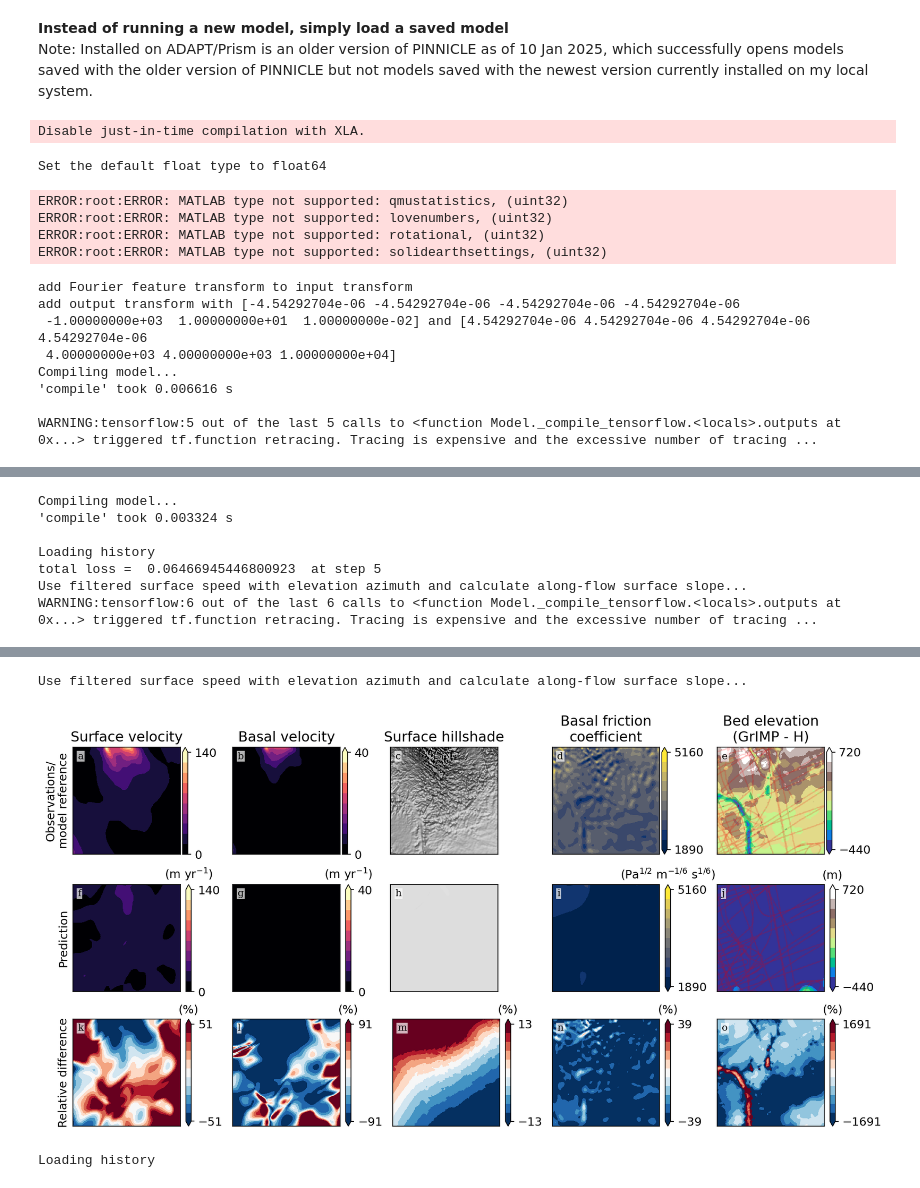
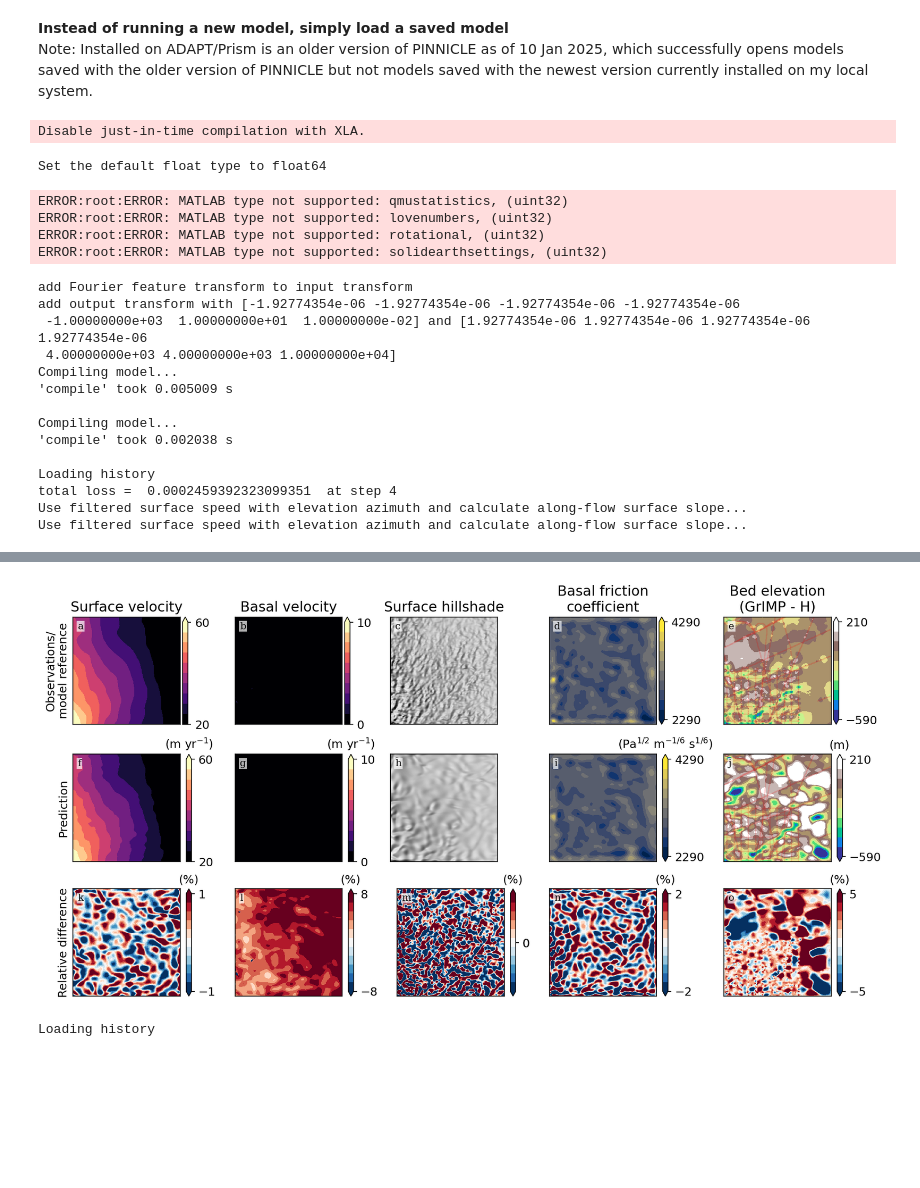
Before and after one commit to AllisonCh/GreenlandScape_PINNICLE, a Jupyter notebook: Ryder_test_MOLHO-Prism.ipynb, the cells around one changed output, grey strips where cells are left out. Saved outputs shown, nothing was run; the diff lists cells and outputs as text; code cells hidden in the pictures; blank space fills up the shorter version.

```diff
--- a/Ryder_test_MOLHO-Prism.ipynb
+++ b/Ryder_test_MOLHO-Prism.ipynb
@@ -420,7 +420,7 @@ dde.config.disable_xla_jit()
 dde.config.set_random_seed(1234)
 
 ## Load settings from previous experiment
-model_path = "./PINNs/Ryder_issm2024-Dec-19_3_pinn25-Feb-13_18G"
+model_path = "./PINNs/UpperJakobshavn_issm2025-Jan-17_1_pinn25-Feb-18_1G"
 experiment = pinn.PINN(loadFrom=model_path)
 
 # If you're going to save this in a new place:
@@ -594,7 +594,9 @@ perc_diff["vel"]= ((pred_data["vel"] - ref_data_plot["vel"])/ref_data_plot["vel"
 perc_diff["vel_base"]= ((pred_data["vel_base"] - ref_data_plot["vel_base"])/ref_data_plot["vel_base"])*100
 perc_diff["s"]= ((pred_data["s"] - ref_data["s"])/ref_data["s"])*100
 perc_diff["C"]= ((pred_data["C"] - ref_data_plot["C"])/ref_data_plot["C"])*100
-perc_diff["bed_elev"]= ((pred_data["bed_elev"] - ref_data_plot["bed_elev"])/ref_data_plot["bed_elev"])*100
+# perc_diff["bed_elev"]= ((pred_data["bed_elev"] - ref_data_plot["bed_elev"])/ref_data_plot["bed_elev"])*100*np.sign(ref_data_plot['bed_elev'])
+perc_diff["bed_elev"] = ((pred_data["H"] - ref_data["H"])/ref_data["H"])*-100
+# perc_diff["H"] = ((pred_data["H"] - ref_data["H"])/ref_data["H"])*-100
 
 # rmses = {k:rmse(ref_data[k], pred_data[k]) for k in ref_data.keys()}
 # print(rmses)
@@ -720,10 +722,10 @@ for ax, label in zip(axs.ravel(), alphabet):
     bbox=dict(facecolor='1.0', edgecolor='none', pad=1.0,alpha=0.7))
 
 
-if 'hp' in locals():
-    plt.savefig(hp["save_path"]+"/2Dsolutions")
-else:
-    plt.savefig(experiment.params.param_dict["save_path"]+"/2Dsolutions")
+# if 'hp' in locals():
+#     plt.savefig(hp["save_path"]+"/2Dsolutions")
+# else:
+#     plt.savefig(experiment.params.param_dict["save_path"]+"/2Dsolutions")
 
 axs[0,4].plot(ft_data['x'], ft_data['y'],'r.',markersize=0.05,ls='')
 # axs[0,4].ylim = [Y.min(), Y.max()]
@@ -731,10 +733,15 @@ axs[0,4].plot(ft_data['x'], ft_data['y'],'r.',markersize=0.05,ls='')
 axs[1,4].plot(ft_data['x'], ft_data['y'],'r.',markersize=0.05,ls='')
 # axs[1,4].ylim = [Y.min(), Y.max()]
 
-if 'hp' in locals():
-    plt.savefig(hp["save_path"]+"/2Dsolutions_xyz")
-else:
-    plt.savefig(experiment.params.param_dict["save_path"]+"/2Dsolutions_xyz")
+# axs[2,4].imshow(perc_diff["H"], interpolation='nearest',cmap=plt.get_cmap('RdBu_r',11),
+#                    extent=[X.min(), X.max(), Y.min(), Y.max()],
+#                    vmin=vr[0], vmax=vr[1],
+#                    aspect='equal', origin='lower')
+
+# if 'hp' in locals():
+#     plt.savefig(hp["save_path"]+"/2Dsolutions_xyz")
+# else:
+#     plt.savefig(experiment.params.param_dict["save_path"]+"/2Dsolutions_xyz")
 # %% [output]
 Disable just-in-time compilation with XLA.
 Set the default float type to float64
@@ -743,10 +750,16 @@ ERROR:root:ERROR: MATLAB type not supported: lovenumbers, (uint32)
 ERROR:root:ERROR: MATLAB type not supported: rotational, (uint32)
 ERROR:root:ERROR: MATLAB type not supported: solidearthsettings, (uint32)
 add Fourier feature transform to input transform
-add output transform with [-4.54292704e-06 -4.54292704e-06 -4.54292704e-06 -4.54292704e-06
- -1.00000000e+03  1.00000000e+01  1.00000000e-02] and [4.54292704e-06 4.54292704e-06 4.54292704e-06 4.54292704e-06
+add output transform with [-1.92774354e-06 -1.92774354e-06 -1.92774354e-06 -1.92774354e-06
+ -1.00000000e+03  1.00000000e+01  1.00000000e-02] and [1.92774354e-06 1.92774354e-06 1.92774354e-06 1.92774354e-06
  4.00000000e+03 4.00000000e+03 1.00000000e+04]
 Compiling model...
-'compile' took 0.006616 s
+'compile' took 0.005009 s
 
-WARNING:tensorflow:5 out of the last 5 calls to <function Model._compile_tensorflow.<locals>.outputs at 0x...> triggered tf.function retracing. Tracing is expensive and the excessive number of tracing ...
+Compiling model...
+'compile' took 0.002038 s
+
+Loading history
+total loss =  0.0002459392323099351  at step 4
+Use filtered surface speed with elevation azimuth and calculate along-flow surface slope...
+Use filtered surface speed with elevation azimuth and calculate along-flow surface slope...
@@ -754,7 +766,0 @@ WARNING:tensorflow:5 out of the last 5 calls to <function Model._compile_tensorf
-Compiling model...
-'compile' took 0.003324 s
-
-Loading history
-total loss =  0.06466945446800923  at step 5
-Use filtered surface speed with elevation azimuth and calculate along-flow surface slope...
-WARNING:tensorflow:6 out of the last 6 calls to <function Model._compile_tensorflow.<locals>.outputs at 0x...> triggered tf.function retracing. Tracing is expensive and the excessive number of tracing ...
@@ -762,5 +767,4 @@ WARNING:tensorflow:6 out of the last 6 calls to <function Model._compile_tensorf
-Use filtered surface speed with elevation azimuth and calculate along-flow surface slope...
-[figure, old version]
+[figure, new version]
 # %%
 # Plot history on one axis
 from pinnicle.utils.history import load_dict_from_json
```
Also changed, not shown: parts of 1 cell of this notebook, 23 other files.
